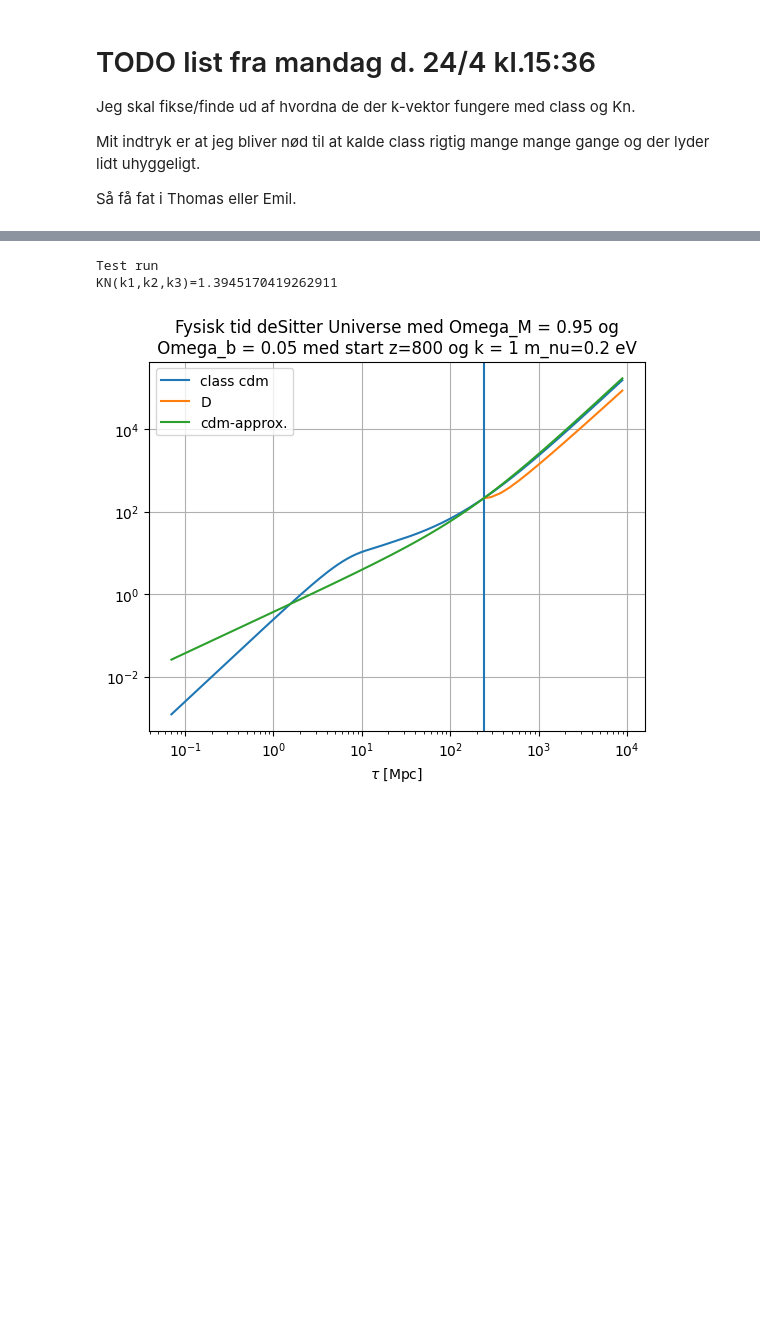
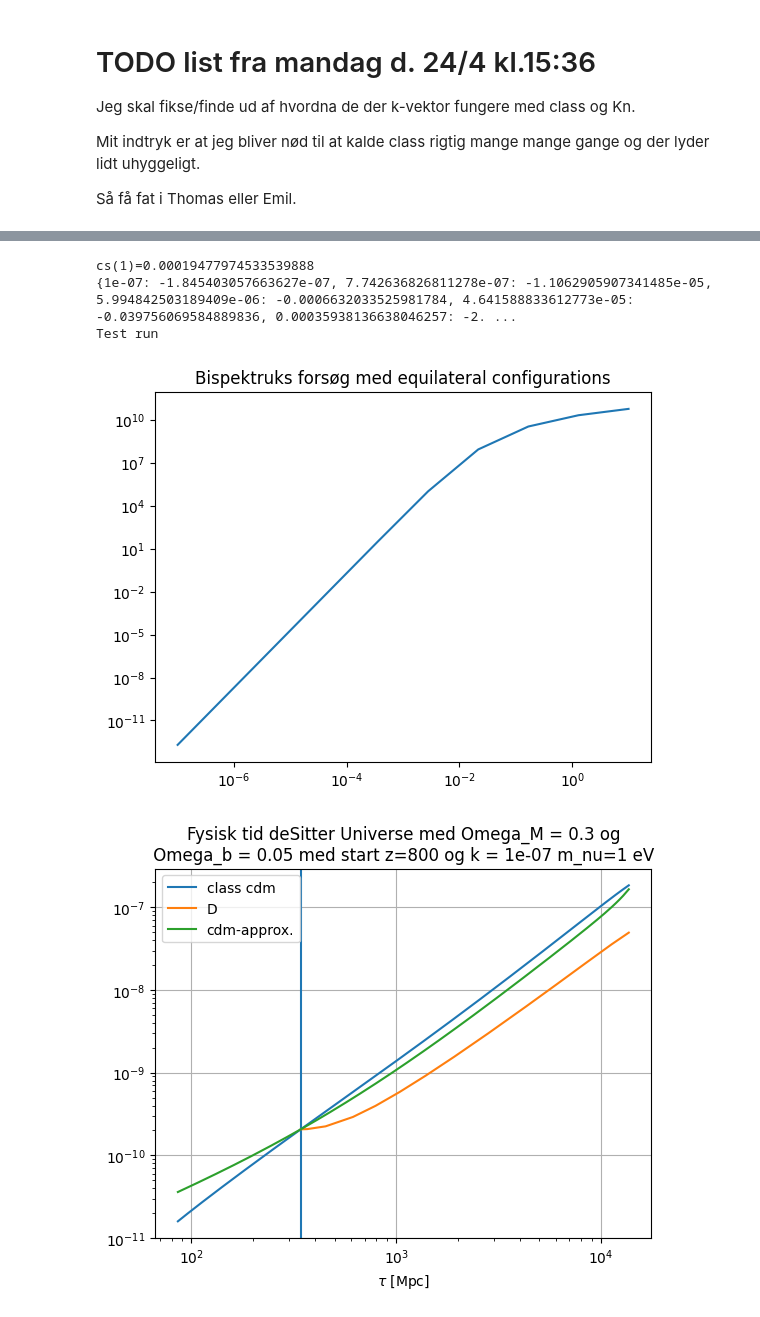
Before and after one commit to eriksteenberg/Power-spectrum-Test, a Jupyter notebook: Bispektrum kode.ipynb, the cells around one changed output, grey strips where cells are left out. Drawn from its saved outputs; the diff is of its cells as text; code cells hidden in the pictures; blank space fills up the shorter version.

```diff
--- a/Bispektrum kode.ipynb
+++ b/Bispektrum kode.ipynb
@@ -68,7 +70,7 @@ def TEST(kvec=[1],k_ind=0,z=800,mv_test=1 ,   Omega_M = 0.3,Omega_b=0.05,PLOT_FI
         cs_factor /= 4
         return cs_factor *T0 / a / mv
 
-
+    print(f"{cs(1)=}")
     # henter class data
     #=======================
     delta_class = pts[k_ind]["delta_cdm"]
@@ -106,40 +108,62 @@ def TEST(kvec=[1],k_ind=0,z=800,mv_test=1 ,   Omega_M = 0.3,Omega_b=0.05,PLOT_FI
     start0 = [delta_interp(T0),theta_interp(T0),0,0]
     sol = sc.solve_ivp(Dfunc, t_span = tspan, y0 = start0)
     D = scipy.interpolate.interp1d(sol.t,-sol.y[0])
     b = scipy.interpolate.interp1d(sol.t,-sol.y[2])
     t = sol.t
 
     #plt.loglog(t,D(t),label="D")
     #plt.loglog(t,-b(t),label="b_")
 
     norm = lambda x: np.linalg.norm(x)
 
     def KN(k1,k2,k ,t = t0):
         v = 7/3 * b(t)
         bn = 1
         an = (7-3*v)/14
         return (bn - an) + bn/2 * np.vdot(k1,k2) * (1/norm(k1)**2 + 1/norm(k2)**2) + an * 1/(norm(k1)**2 * norm(k2)**2) * np.vdot(k1,k2)**2
 
-    k1 = np.array([1,1,0])
-    k2 = np.array([1,0,0])
-    k3 = - k1 - k2
+    def KN2(k ,t = t0):
+        v = 7/3 * b(t)
+        bn = 1
+        an = (7-3*v)/14
+        return (bn - an) + bn/2 * 1**2 *0.5 * (k/k+k/k) + an * (1**2 * 1/2)**2
+
+    delta_list = {kind:pts[i]["delta_cdm"][-1] for i,kind in enumerate(kvec)}
+    print(delta_list)
+    #print(delta_list[1])
+
+    def Bispektrum(k):
+        return 2 * (delta_list[k]*delta_list[k] * KN2(k)
+                    +delta_list[k]*delta_list[k] * KN2(k)
+                    +delta_list[k]*delta_list[k] * KN2(k) )
+
+
+    #print(Bispektrum(1))
+    B = [Bispektrum(i) for i in kvec]
+    plt.figure(np.random.randint(0,100))
+    plt.title("Bispektruks forsøg med equilateral configurations")
+    plt.loglog(kvec,B)
 
     plt.figure(np.random.randint(0,100))
     plt.axvline(T0)
     plt.plot(tau_class,-delta_class,label="class cdm")
     plt.xlabel("$\\tau$ [Mpc]")
     plt.loglog(t,D(t),label="D")
     plt.loglog(tau_class,-delta0/a0*a_class,label="cdm-approx.")
     plt.legend()
     plt.title("Fysisk tid deSitter Universe med Omega_M = %s og\n Omega_b = %s med start z=%s og k = %s m_nu=%s eV " %(Omega_M,Omega_b,z,k,mv_test))
     print("Test run")
-    print(f"{KN(k1,k2,k3)=}")
+    #print(f"{KN(k1,k2,k3)=}")
     plt.grid()
-TEST(Omega_M=0.95,mv_test=0.2)
+
+kvec1=list(np.logspace(-7,1,10))
+TEST(kvec = kvec1)#[1e-3,1e-2,1e-1,1e0,1e1,1e2])
 # %% [output]
+cs(1)=0.00019477974533539888
+{1e-07: -1.845403057663627e-07, 7.742636826811278e-07: -1.1062905907341485e-05, 5.994842503189409e-06: -0.0006632033525981784, 4.641588833612773e-05: -0.039756069584889836, 0.00035938136638046257: -2. ...
 Test run
-KN(k1,k2,k3)=1.3945170419262911
-[figure, old version]
+[figure, new version]
+[figure, added]
 # %%
 """# i conformal time
 k_ind = 0
```
Also changed, not shown: parts of 3 cells of this notebook.
